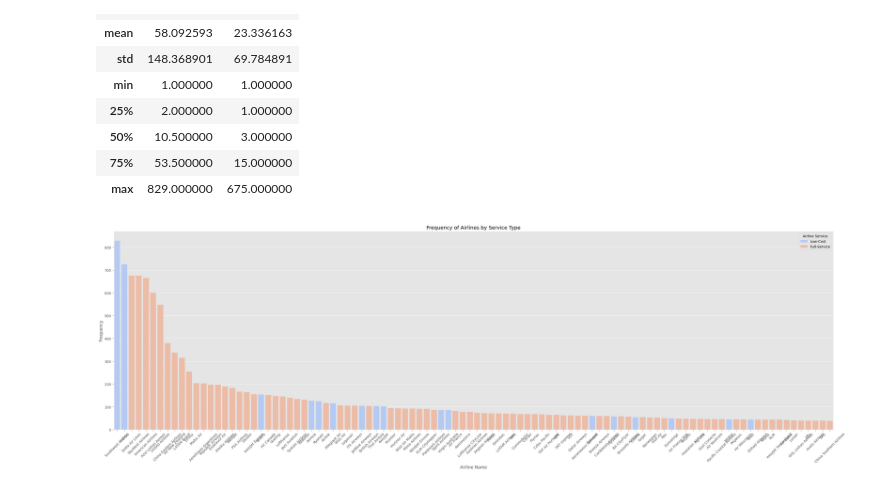
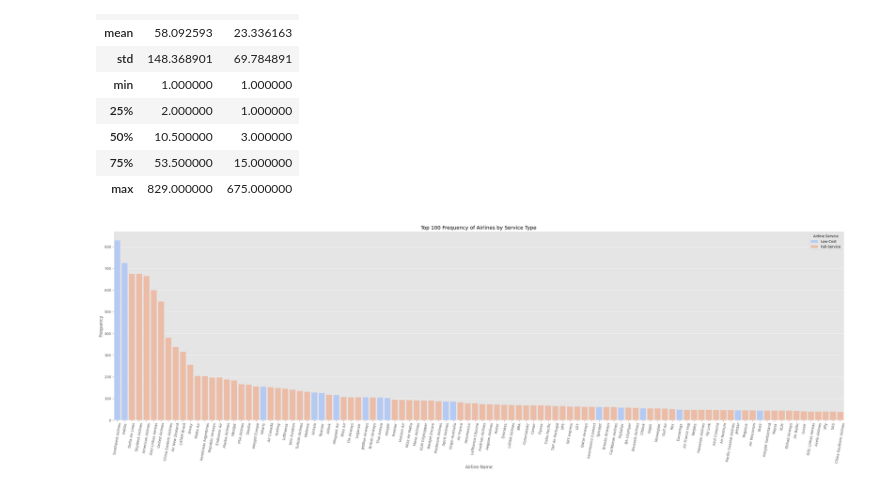
Before and after one commit to Tikai7/Flight-Radar-Scrapper, a Jupyter notebook: analysis/LowCostAnalysis.ipynb, the cells around one changed output. Drawn from its saved outputs; the diff is of its cells as text; code cells hidden in the pictures.

```diff
--- a/analysis/LowCostAnalysis.ipynb
+++ b/analysis/LowCostAnalysis.ipynb
@@ -375,16 +375,16 @@ pd.concat([companies_low_cost_freq.describe(), companies_full_service_freq.descr
 # %%
 all_comp_freq.sort_values(by='Frequency', ascending=False, inplace=True)
 
 plt.figure(figsize=(30, 10))
 ax = sns.barplot(data=all_comp_freq.head(100), x='Airline Name', y='Frequency', hue='Airline Service', palette='coolwarm')
 
-ax.set_title('Frequency of Airlines by Service Type')
+ax.set_title('Top 100 Frequency of Airlines by Service Type')
 ax.set_xlabel('Airline Name')
 ax.set_ylabel('Frequency')
-plt.xticks(rotation=45)  # Rotate x-axis labels for better readability
+plt.xticks(rotation=80)
 plt.legend(title='Airline Service')
 
 plt.tight_layout()
 plt.show()
 # %% [output]
-[figure, old version]
+[figure, new version]
```
